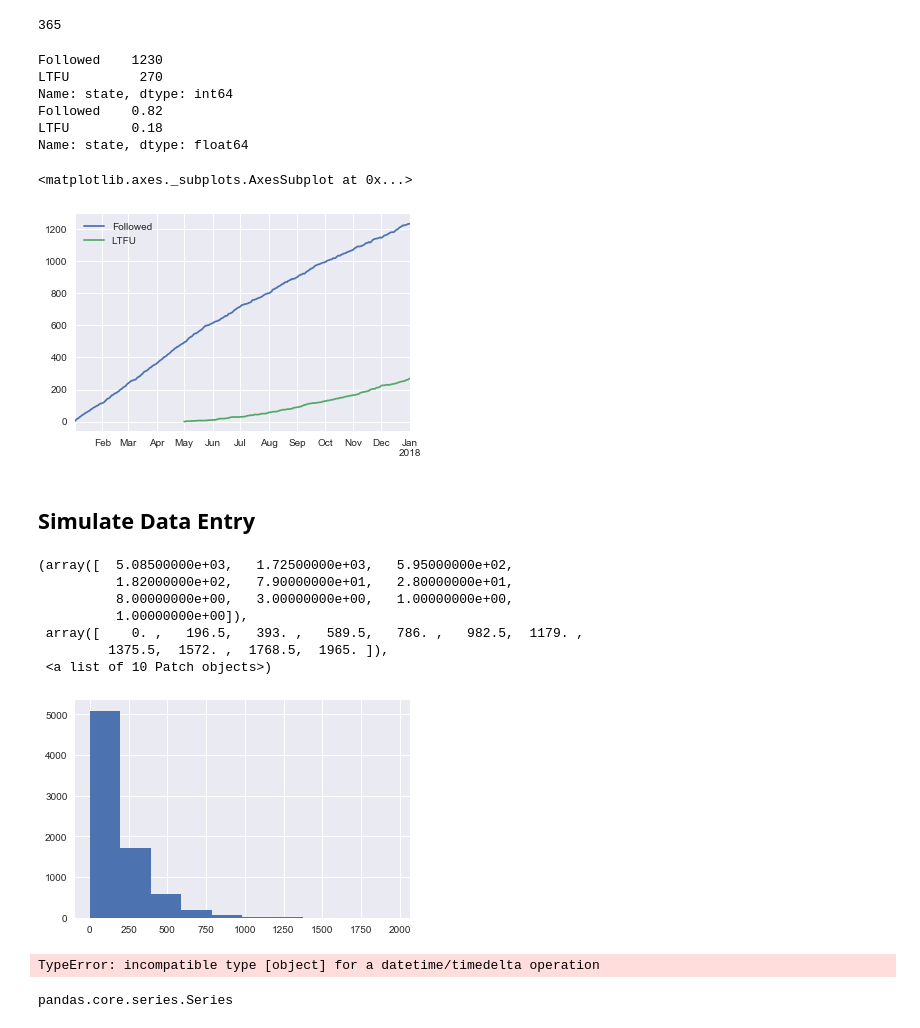
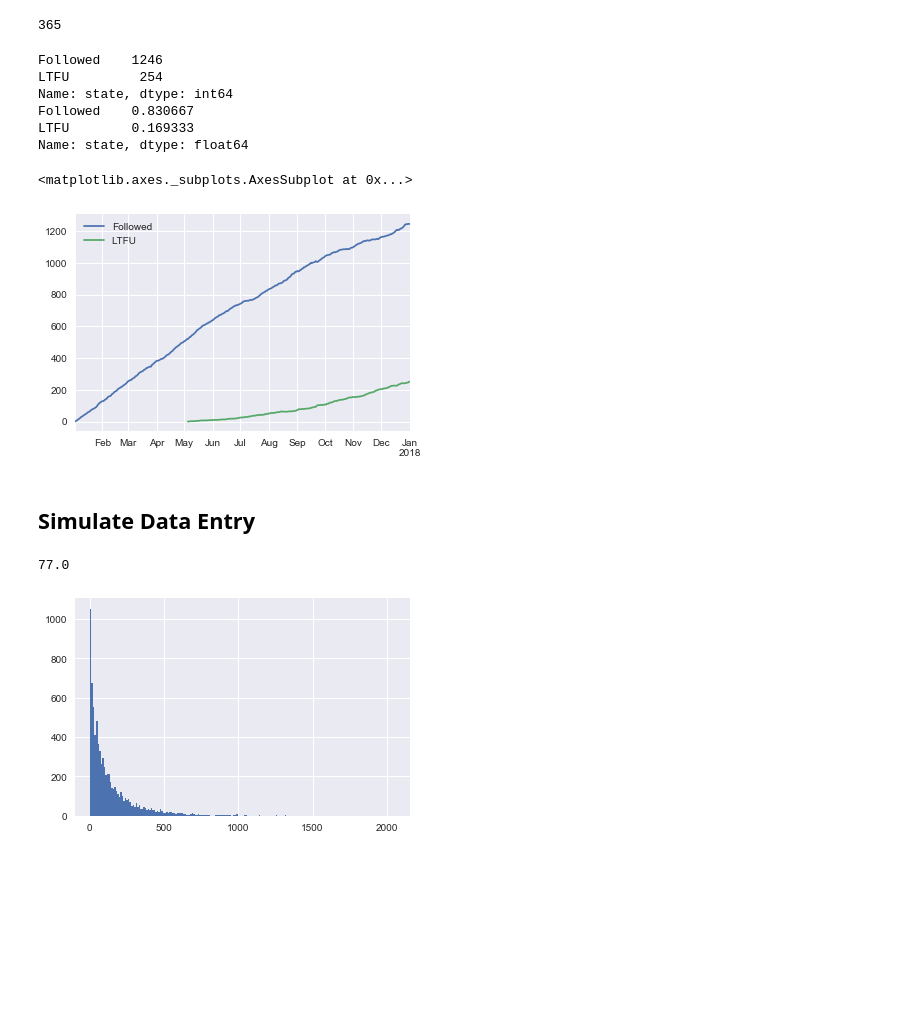
Before and after one commit to grlurton/hiv_retention_metrics, a Jupyter notebook: notebooks/Simple HIV Cohort Model.ipynb, the cells around one changed output. Drawn from its saved outputs; the diff is of its cells as text; code cells hidden in the pictures; blank space fills up the shorter version.

```diff
--- a/notebooks/Simple HIV Cohort Model.ipynb
+++ b/notebooks/Simple HIV Cohort Model.ipynb
@@ -27,15 +27,15 @@ class HIVCohortFollowUp:
     def __init__(self , return_rates):
         self.reports = {}
         self.return_rates = return_rates
-        self.current_database = pd.DataFrame({'date_visit':[] , 'date_next':[] })
+        self.current_database = pd.DataFrame({'visit_date':[] , 'next_visit_date':[] })
 
     @listens_for('initialize_simulants')
-    @uses_columns(['state', 'next_appointment', 'first_visit','follow_up_duration'])
+    @uses_columns(['state', 'next_visit_date', 'first_visit','follow_up_duration'])
     def initialize(self, event):
         # create the population dataframe
         population = pd.DataFrame(index=event.index)
         population['state'] = 'Out' #Followed, LTFU, Dead,
-        population['next_appointment'] = pd.NaT
+        population['next_visit_date'] = pd.NaT
         population['follow_up_duration'] = 0
 
         # Give first visit
@@ -44,7 +44,7 @@ class HIVCohortFollowUp:
 
         # Give first follow up
         rows = np.random.binomial(1, 0.5, size=len(population))
-        population['next_appointment'] = population['first_visit'] + pd.Timedelta(days=7*4)
+        population['next_visit_date'] = population['first_visit'] + pd.Timedelta(days=7*4)
 
         population.loc[population['first_visit'] == t_start , 'state'] = 'Followed'
 
@@ -52,21 +52,24 @@ class HIVCohortFollowUp:
         event.population_view.update(population)
 
     @listens_for('time_step')
-    @uses_columns(['state', 'first_visit'], 'state == "Out"')
+    @uses_columns(['state', 'first_visit', 'next_visit_date'], 'state == "Out"')
     def new_patients(self, event):
         df = event.population
         df.loc[df['first_visit'] == event.time, 'state'] = 'Followed'
+        df.loc[df['first_visit'] == event.time, 'next_visit_date'] = event.time + pd.Timedelta(days=7*4)
         n_new = len(df.loc[df['first_visit'] == event.time])
-        self.current_database = self.current_database.append(pd.DataFrame({'date_visit':[event.time]*n_new} ,
+        self.current_database = self.current_database.append(pd.DataFrame({'visit_date':[event.time]*n_new,
+                                                                          'next_visit_date':df.loc[df['first_visit'] == event.time,
+                                                                                                   'next_visit_date']} ,
                                                              index = df.index[df['first_visit'] == event.time]))
-        ## TODO Should set next appointment from there
+
         event.population_view.update(df)
 
     @listens_for('time_step')
-    @uses_columns(['state', 'next_appointment'], 'state != "Out"')
+    @uses_columns(['state', 'next_visit_date'], 'state != "Out"')
     def next_appointment(self, event):
         df = event.population
-        df.visit_delay = (event.time - df['next_appointment'])/ np.timedelta64(1, 'D')
+        df.visit_delay = (event.time - df['next_visit_date'])/ np.timedelta64(1, 'D')
 
         ordered_change_times = sorted(list(map(int , self.return_rates.keys())))
 
@@ -91,14 +94,14 @@ class HIVCohortFollowUp:
 
         n_visitors = len(visitors)
 
-        df.loc[visitors, 'next_appointment'] = event.time + pd.Timedelta(days=7*4)
+        df.loc[visitors, 'next_visit_date'] = event.time + pd.Timedelta(days=7*4)
         if n_visitors > 0 :
             self.current_database = self.current_database.append(
-                pd.DataFrame({'date_visit':[event.time]*n_visitors,
-                              'date_next': df.loc[visitors, 'next_appointment']} ,
+                pd.DataFrame({'visit_date':[event.time]*n_visitors,
+                              'next_visit_date': df.loc[visitors, 'next_visit_date']} ,
                              index = list(df.loc[visitors].index)))
 
-        df.visit_delay = (event.time - df['next_appointment'])/ np.timedelta64(1, 'D')
+        df.visit_delay = (event.time - df['next_visit_date'])/ np.timedelta64(1, 'D')
         df.loc[df.visit_delay > 90 , 'state'] = 'LTFU'
         df.loc[df.visit_delay <= 90 , 'state'] = 'Followed'
 
@@ -120,41 +123,30 @@ vtu.pump_simulation(simulation, time_step_days=t_timestep, duration=pd.Timedelta
 print(simulation.population.population.state.value_counts());
 print(simulation.population.population.state.value_counts() / len(simulation.population.population));
 # %% [output]
-Followed    1230
-LTFU         270
+Followed    1246
+LTFU         254
 Name: state, dtype: int64
-Followed    0.82
-LTFU        0.18
+Followed    0.830667
+LTFU        0.169333
 Name: state, dtype: float64
 # %%
 report_out = pd.DataFrame.from_dict(components[0].reports , orient='index')
 report_out.plot()
 # %% [output]
 <matplotlib.axes._subplots.AxesSubplot at 0x...>
-[figure, old version]
+[figure, new version]
 # %%
-full_database = components[0].current_database
+full_database = components[0].current_database.copy()
 # %% [markdown]
 ## Simulate Data Entry
 # %%
-s = np.random.weibull(1, len(full_database))
-u = np.round(s*365/2)
-plt.hist(u)
+s = np.random.weibull(.8, len(full_database))
+u = np.round(s*365/3)
+print(np.median(u))
+plt.hist(u , bins=200);
 # %% [output]
-(array([  5.08500000e+03,   1.72500000e+03,   5.95000000e+02,
-          1.82000000e+02,   7.90000000e+01,   2.80000000e+01,
-          8.00000000e+00,   3.00000000e+00,   1.00000000e+00,
-          1.00000000e+00]),
- array([    0. ,   196.5,   393. ,   589.5,   786. ,   982.5,  1179. ,
-         1375.5,  1572. ,  1768.5,  1965. ]),
- <a list of 10 Patch objects>)
+77.0
-[figure, old version]
+[figure, new version]
 # %%
 full_database['delta'] = pd.to_timedelta(u , 'days')
-full_database['date_entry'] = full_database.date_visit + pd.to_timedelta
+full_database['date_entered'] = full_database.visit_date + full_database.delta
-# %% [output]
-TypeError: incompatible type [object] for a datetime/timedelta operation
-# %%
-type(full_database.date_visit.loc[0])
-# %% [output]
-pandas.core.series.Series
```
Also changed, not shown: parts of 12 cells of this notebook.
